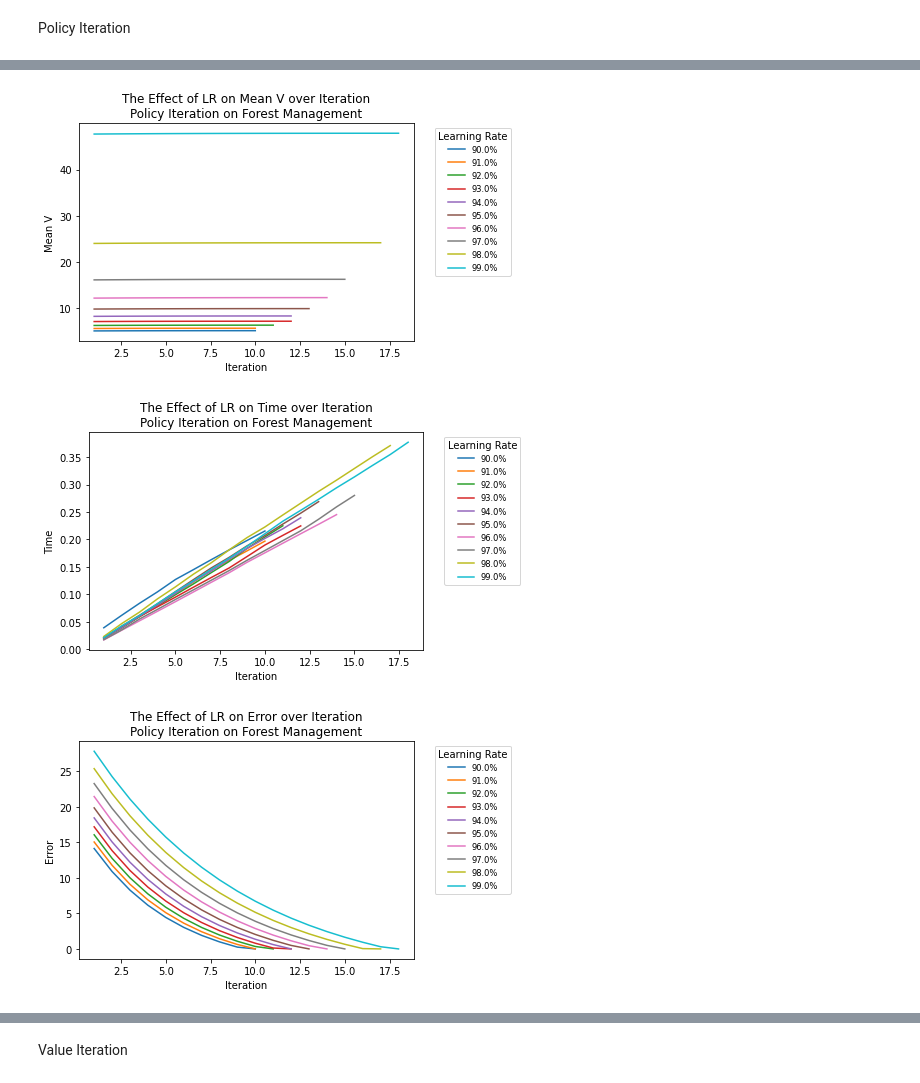
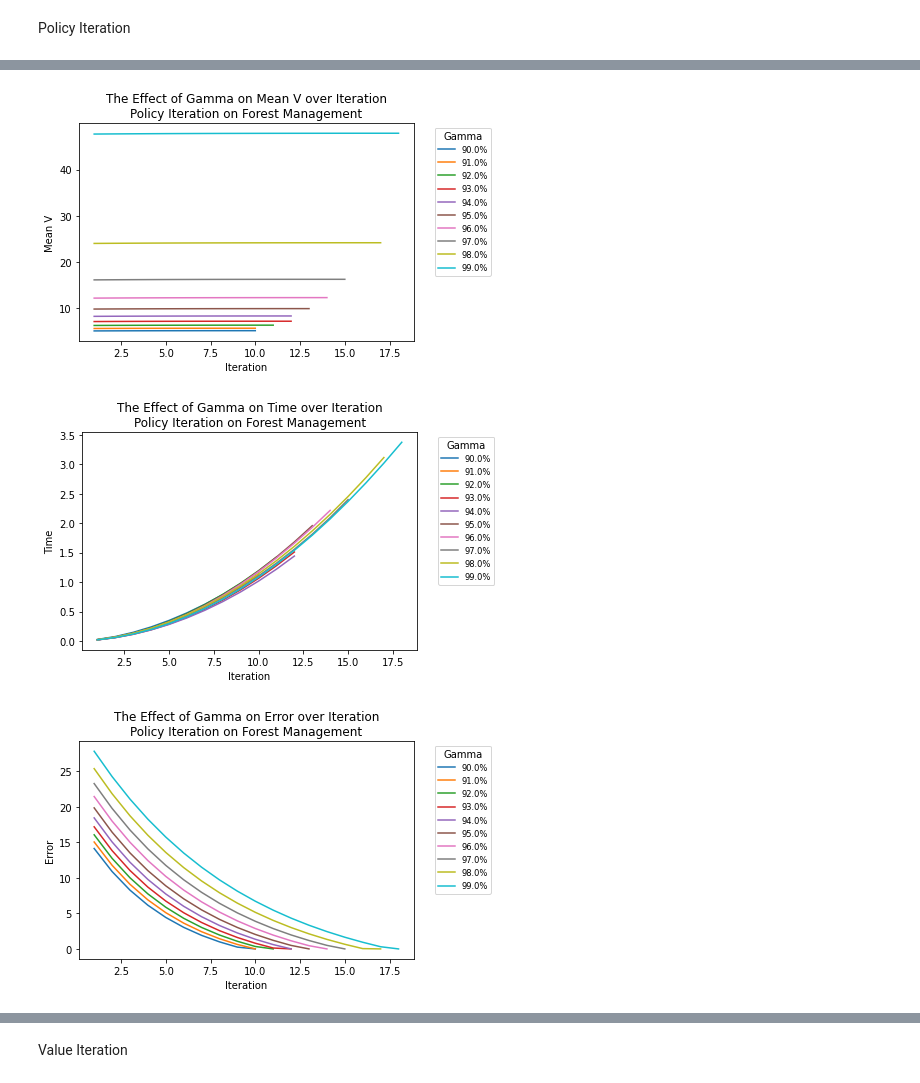
Before and after one commit to amandahutter/CS_7641, a Jupyter notebook: A4: Reinforcement Learning/A4 RL Forest FrozenLake.ipynb, the cells around one changed output, grey strips where cells are left out. Saved outputs shown, nothing was run; the diff lists cells and outputs as text; code cells hidden in the pictures.

```diff
--- a/A4: Reinforcement Learning/A4 RL Forest FrozenLake.ipynb
+++ b/A4: Reinforcement Learning/A4 RL Forest FrozenLake.ipynb
@@ -529,10 +529,11 @@ How did the number of states affect things, if at all?
 # %%
 P, R = hiive.mdptoolbox.example.forest(S = 1000, r1 = 4, r2 = 2, p = 0.1, is_sparse = False)
 
-learning_rates = np.arange(0.90, 1.0, 0.01)
+#learning_rates = np.arange(0.90, 1.0, 0.01)
+gammas = np.arange(0.90, 1.0, 0.01)
 
 pi_LR_dict_FM = {
-    'LR' : [],
+    'Gamma' : [],
     'Iteration' : [],
     'rewards' : [],
     'Mean V': [],
@@ -541,7 +542,7 @@ pi_LR_dict_FM = {
     'Error':[]
 }
 vi_LR_dict_FM = {
-    'LR' : [],
+    'Gamma' : [],
     'Iteration' : [],
     'rewards' : [],
     'Mean V': [],
@@ -549,15 +550,15 @@ vi_LR_dict_FM = {
     'Time': [],
     'Error':[]
 }
-for LR in learning_rates:
+for gamma in gammas:
 
-    pi = hiive.mdptoolbox.mdp.PolicyIteration(P,R, LR)
+    pi = hiive.mdptoolbox.mdp.PolicyIteration(P,R, gamma)
     pi_result = pi.run()
 
-    vi = hiive.mdptoolbox.mdp.ValueIteration(P,R, LR)
+    vi = hiive.mdptoolbox.mdp.ValueIteration(P,R, gamma)
     vi_result = vi.run()
 
-    ql = hiive.mdptoolbox.mdp.QLearning(P, R, LR)
+    ql = hiive.mdptoolbox.mdp.QLearning(P, R, gamma)
     ql_result = ql.run()
 
     pi_iter_list = []
@@ -591,7 +592,7 @@ for LR in learning_rates:
         vi_error_list.append(vi_result[i]['Error'])
         vi_time_list.append(vi_result[i]['Time'])
 
-    pi_LR_dict_FM['LR'].append(LR)
+    pi_LR_dict_FM['Gamma'].append(gamma)
     pi_LR_dict_FM['Iteration'].append(pi_iter_list)
     pi_LR_dict_FM['rewards'].append(pi_reward_list)
     pi_LR_dict_FM['Mean V'].append(pi_mean_v_list)
@@ -600,7 +601,7 @@ for LR in learning_rates:
     pi_LR_dict_FM['Time'].append(pi_time_list)
 
 
-    vi_LR_dict_FM['LR'].append(LR)
+    vi_LR_dict_FM['Gamma'].append(gamma)
     vi_LR_dict_FM['Iteration'].append(vi_iter_list)
     vi_LR_dict_FM['rewards'].append(vi_reward_list)
     vi_LR_dict_FM['Mean V'].append(vi_mean_v_list)
@@ -619,11 +620,12 @@ def plot_parameter_tuning(results, hyperparam, x_var, y_var, title):
 
         x = results[x_var][i]
         y = results[y_var][i]
-        if y_var =
+        if y_var == "Time":
+            y = list(accumulate(y))
         plt.plot(x, y, label = label)
 
     plt.title("The Effect of " + hyperparam + " on " + y_var + " over " + x_var +"\n" + title)
     plt.xlabel(x_var)
     plt.ylabel(y_var)
-    plt.legend(title = 'Learning Rate', bbox_to_anchor=(1.05, 1), loc='upper left', fontsize='small', fancybox=True)
+    plt.legend(title = 'Gamma', bbox_to_anchor=(1.05, 1), loc='upper left', fontsize='small', fancybox=True)
     plt.show()
@@ -671,13 +632,13 @@ plt.show()
 # %%
-plot_parameter_tuning(pi_LR_dict_FM, "LR", "Iteration", "Mean V", "Policy Iteration on Forest Management")
+plot_parameter_tuning(pi_LR_dict_FM, "Gamma", "Iteration", "Mean V", "Policy Iteration on Forest Management")
 # %% [output]
-[figure, old version]
+[figure, new version]
 # %%
-plot_parameter_tuning(pi_LR_dict_FM, "LR", "Iteration", "Time", "Policy Iteration on Forest Management")
+plot_parameter_tuning(pi_LR_dict_FM, "Gamma", "Iteration", "Time", "Policy Iteration on Forest Management")
 # %% [output]
-[figure, old version]
+[figure, new version]
 # %%
-plot_parameter_tuning(pi_LR_dict_FM, "LR", "Iteration", "Error", "Policy Iteration on Forest Management")
+plot_parameter_tuning(pi_LR_dict_FM, "Gamma", "Iteration", "Error", "Policy Iteration on Forest Management")
 # %% [output]
-[figure, old version]
+[figure, new version]
 # %%
```
Also changed, not shown: parts of 19 cells of this notebook.
